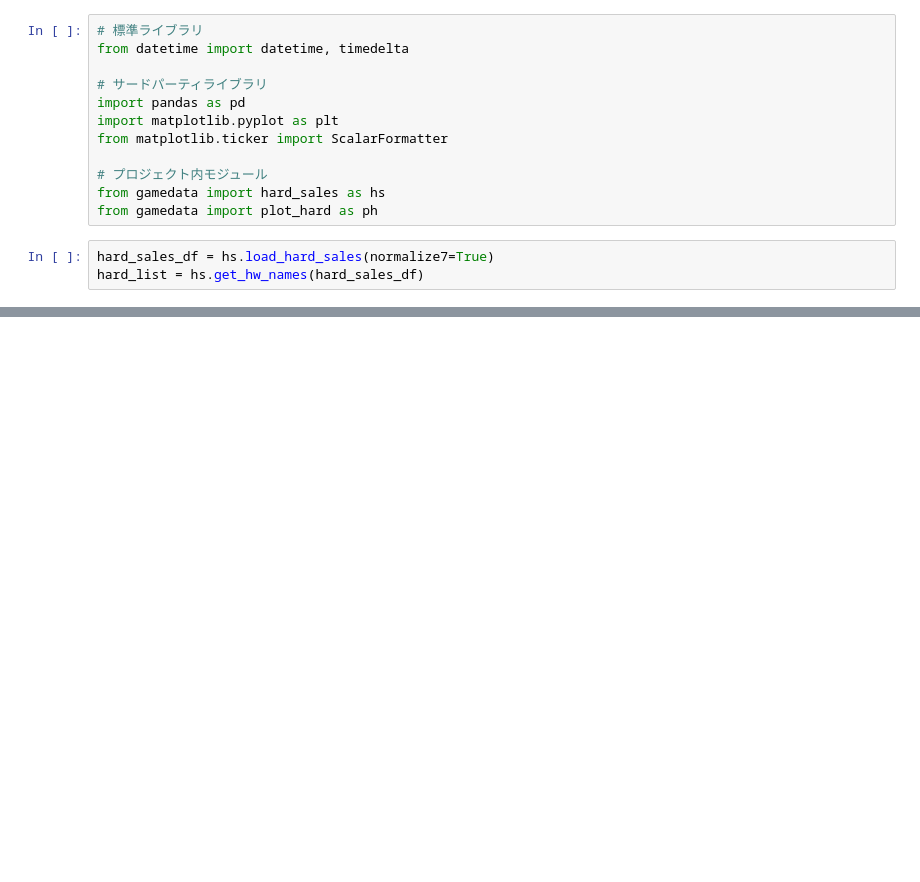
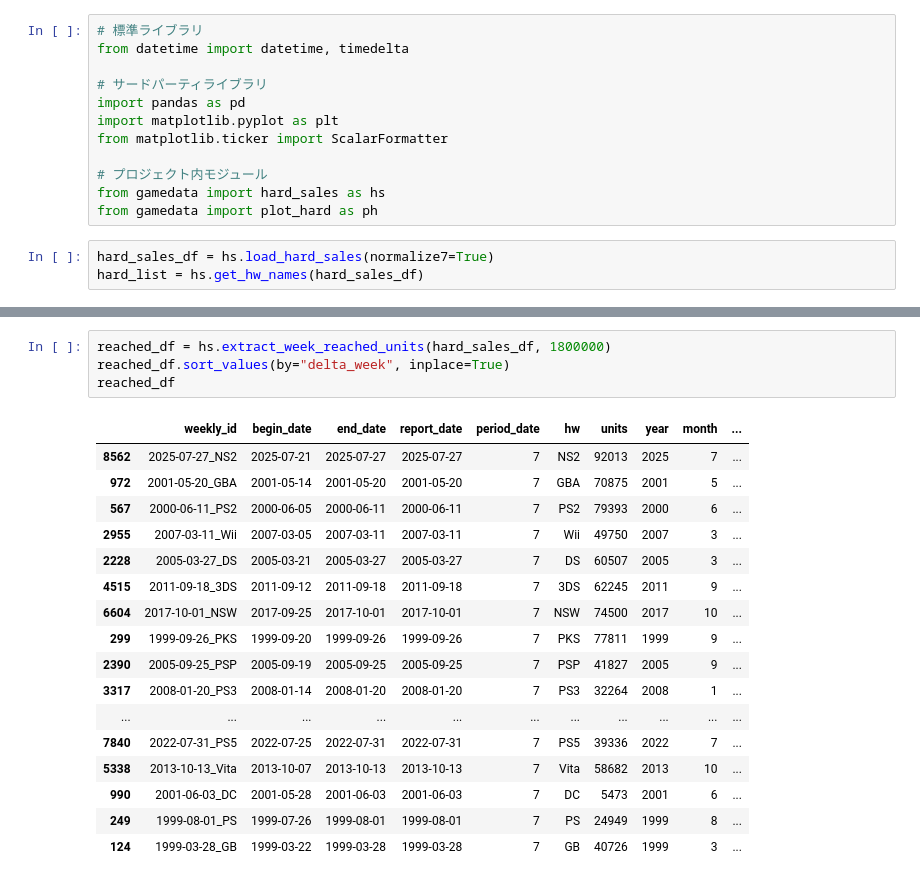
Before and after one commit to hidenden/gamedata, a Jupyter notebook: analysis/cumulative_graph.ipynb, the cells around one changed output, grey strips where cells are left out. Saved outputs shown, nothing was run; the diff lists cells and outputs as text; blank space fills up the shorter version.

```diff
--- a/analysis/cumulative_graph.ipynb
+++ b/analysis/cumulative_graph.ipynb
@@ -40,2 +25,24 @@ fig.show()
+# %%
+reached_df = hs.extract_week_reached_units(hard_sales_df, 1800000)
+reached_df.sort_values(by="delta_week", inplace=True)
+reached_df
+# %% [output]
+|  | weekly_id | begin_date | end_date | report_date | period_date | hw | units | year | month | ... |
+| 8562 | 2025-07-27_NS2 | 2025-07-21 | 2025-07-27 | 2025-07-27 | 7 | NS2 | 92013 | 2025 | 7 | ... |
+| 972 | 2001-05-20_GBA | 2001-05-14 | 2001-05-20 | 2001-05-20 | 7 | GBA | 70875 | 2001 | 5 | ... |
+| 567 | 2000-06-11_PS2 | 2000-06-05 | 2000-06-11 | 2000-06-11 | 7 | PS2 | 79393 | 2000 | 6 | ... |
+| 2955 | 2007-03-11_Wii | 2007-03-05 | 2007-03-11 | 2007-03-11 | 7 | Wii | 49750 | 2007 | 3 | ... |
+| 2228 | 2005-03-27_DS | 2005-03-21 | 2005-03-27 | 2005-03-27 | 7 | DS | 60507 | 2005 | 3 | ... |
+| 4515 | 2011-09-18_3DS | 2011-09-12 | 2011-09-18 | 2011-09-18 | 7 | 3DS | 62245 | 2011 | 9 | ... |
+| 6604 | 2017-10-01_NSW | 2017-09-25 | 2017-10-01 | 2017-10-01 | 7 | NSW | 74500 | 2017 | 10 | ... |
+| 299 | 1999-09-26_PKS | 1999-09-20 | 1999-09-26 | 1999-09-26 | 7 | PKS | 77811 | 1999 | 9 | ... |
+| 2390 | 2005-09-25_PSP | 2005-09-19 | 2005-09-25 | 2005-09-25 | 7 | PSP | 41827 | 2005 | 9 | ... |
+| 3317 | 2008-01-20_PS3 | 2008-01-14 | 2008-01-20 | 2008-01-20 | 7 | PS3 | 32264 | 2008 | 1 | ... |
+| ... | ... | ... | ... | ... | ... | ... | ... | ... | ... | ... |
+| 7840 | 2022-07-31_PS5 | 2022-07-25 | 2022-07-31 | 2022-07-31 | 7 | PS5 | 39336 | 2022 | 7 | ... |
+| 5338 | 2013-10-13_Vita | 2013-10-07 | 2013-10-13 | 2013-10-13 | 7 | Vita | 58682 | 2013 | 10 | ... |
+| 990 | 2001-06-03_DC | 2001-05-28 | 2001-06-03 | 2001-06-03 | 7 | DC | 5473 | 2001 | 6 | ... |
+| 249 | 1999-08-01_PS | 1999-07-26 | 1999-08-01 | 1999-08-01 | 7 | PS | 24949 | 1999 | 8 | ... |
+| 124 | 1999-03-28_GB | 1999-03-22 | 1999-03-28 | 1999-03-28 | 7 | GB | 40726 | 1999 | 3 | ... |
 # %%
 
```
Also changed, not shown: parts of 5 cells of this notebook, 1 other file.
